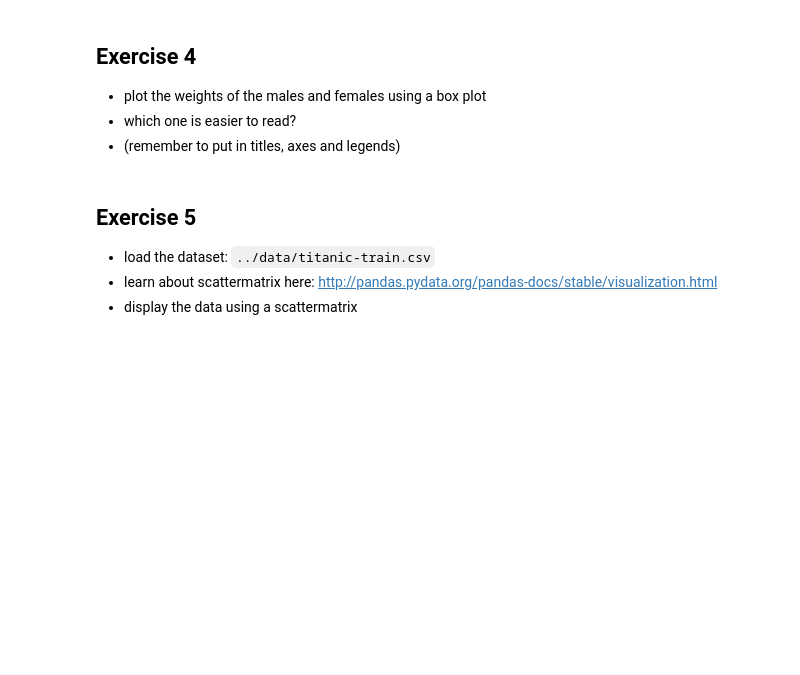
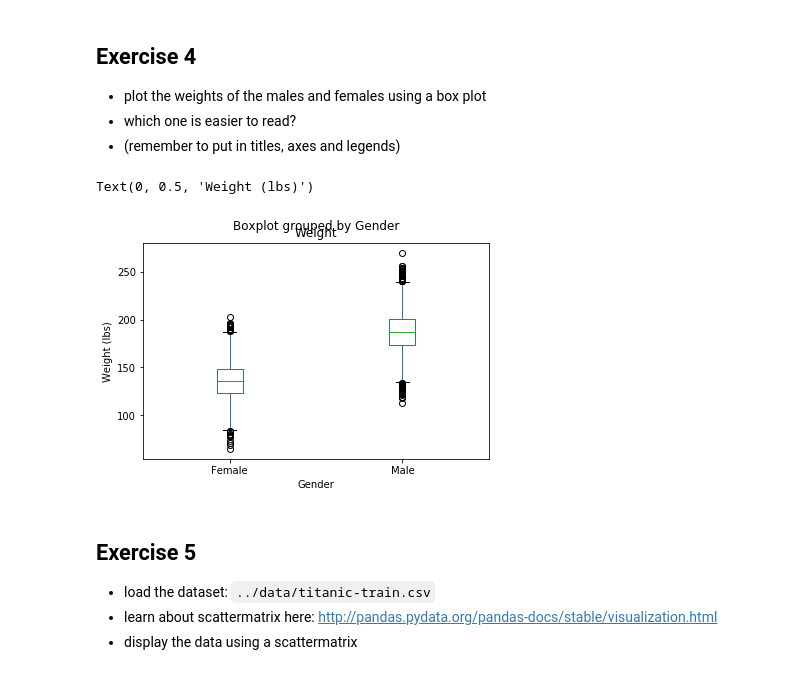
Before and after one commit to YasirHabib/Deep-Learning, a Jupyter notebook: solutions/2 Data Solutions.ipynb, the cells around one changed output. Cells and saved outputs as stored; diff of their text form; code cells hidden in the pictures; blank space fills up the shorter version.

```diff
--- a/solutions/2 Data Solutions.ipynb
+++ b/solutions/2 Data Solutions.ipynb
@@ -265,6 +264,12 @@ plt.axvline(female_height.mean(), color='red', linewidth=3)
 - plot the weights of the males and females using a box plot
 - which one is easier to read?
 - (remember to put in titles, axes and legends)
+# %%
+df.boxplot(by ='Gender', column =['Weight'], grid = False)
+plt.ylabel("Weight (lbs)")
+# %% [output]
+Text(0, 0.5, 'Weight (lbs)')
+[figure, added]
 # %% [markdown]
 ## Exercise 5
 - load the dataset: `../data/titanic-train.csv`
```
Also changed, not shown: parts of 1 cell of this notebook.
